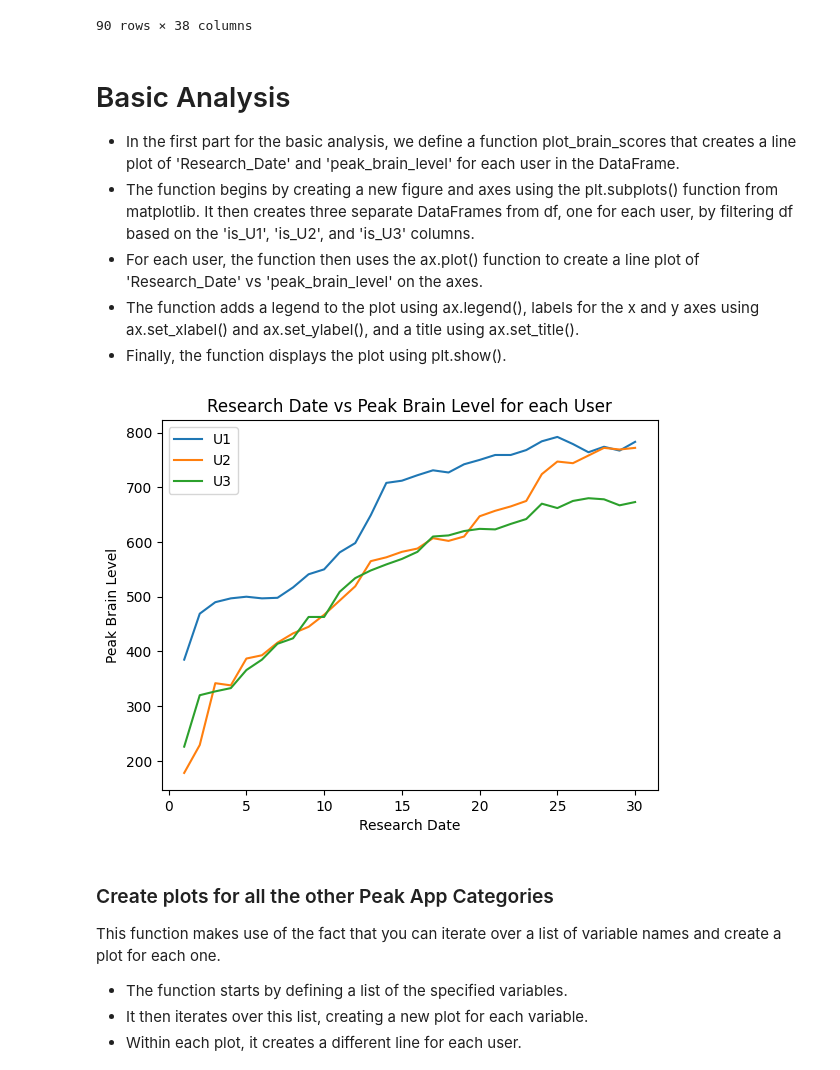
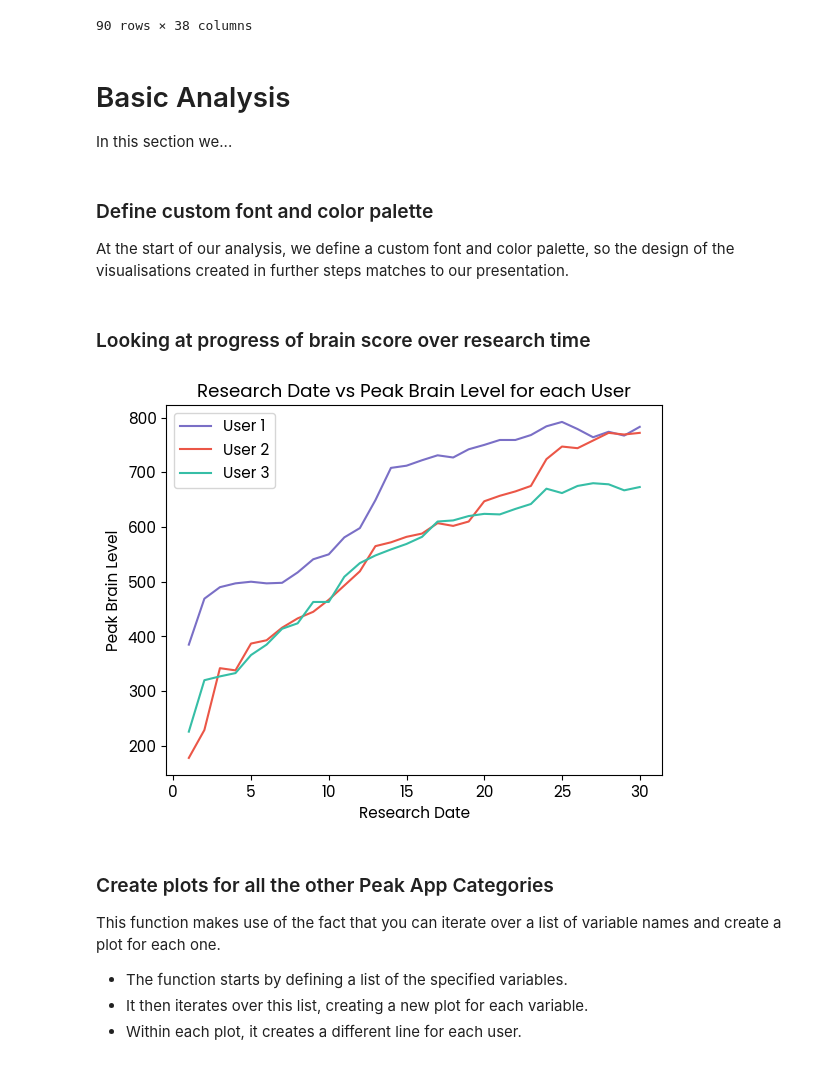
Before and after one commit to WGaitanidis/Grp5_Data_Analysis_Visualisation, a Jupyter notebook: Grp5_Data_Analysis_Sleep_Cognitive_Abilities.ipynb, the cells around one changed output. Drawn from its saved outputs; the diff is of its cells as text; code cells hidden in the pictures.

```diff
--- a/Grp5_Data_Analysis_Sleep_Cognitive_Abilities.ipynb
+++ b/Grp5_Data_Analysis_Sleep_Cognitive_Abilities.ipynb
@@ -152,13 +153,32 @@ df
 | 29 | 5 | 29 | Wednesday | 29.03.2023 06:30 | 6:30 AM | 30.03.2023 00:25 | 12:25 AM | 06:18:00 | ... |
 | 30 | 5 | 30 | Thursday | 30.03.2023 08:30 | 8:30 AM | 31.03.2023 00:42 | 12:42 AM | 08:05:00 | ... |
 90 rows × 38 columns
-# %% [markdown]
-# Basic Analysis
-* In the first part for the basic analysis, we define a function plot_brain_scores that creates a line plot of 'Research_Date' and 'peak_brain_level' for each user in the DataFrame.
-* The function begins by creating a new figure and axes using the plt.subplots() function from matplotlib. It then creates three separate DataFrames from df, one for each user, by filtering df based on the 'is_U1', 'is_U2', and 'is_U3' columns.
-* For each user, the function then uses the ax.plot() function to create a line plot of 'Research_Date' vs 'peak_brain_level' on the axes.
-* The function adds a legend to the plot using ax.legend(), labels for the x and y axes using ax.set_xlabel() and ax.set_ylabel(), and a title using ax.set_title().
-* Finally, the function displays the plot using plt.show().
+# %% [markdown]
+# Basic Analysis
+In this section we...
+# %% [markdown]
+### Define custom font and color palette
+At the start of our analysis, we define a custom font and color palette, so the design of the visualisations created in further steps matches to our presentation.
+# %%
+from matplotlib import font_manager
+
+# Register the font with matplotlib (uploaded the .ttf document to the collab workspace)
+font_manager.fontManager.addfont('/content/Poppins-Regular.ttf')
+
+# Set the font properties
+font = {'family' : 'Poppins',
+        'weight' : 'bold',
+        'size'   : 11}
+
+plt.rc('font', **font)
+
+# Define the color palette
+colors = ["#7A6FC6", "#EB5647", "#36BEA6"]
+
+# Set the default color cycle
+plt.rcParams['axes.prop_cycle'] = plt.cycler(color=colors)
+# %% [markdown]
+### Looking at progress of brain score over research time
 # %%
 def plot_brain_scores(df):
     """
@@ -171,42 +191,44 @@ def plot_brain_scores(df):
     Returns:
     None
     """
-
     # Create a figure and an axes.
     fig, ax = plt.subplots()
 
     # Plot the data for each user, using a different color for each user
     # The default marker for plot() is a line.
 
     # Extracting rows for User 1 and plotting
     df_U1 = df[df['is_U1'] == 1]
-    ax.plot(df_U1['Research_Date'], df_U1['peak_brain_level'], label='U1')
+    ax.plot(df_U1['Research_Date'], df_U1['peak_brain_level'], label='User 1')
 
     # Extracting rows for User 2 and plotting
     df_U2 = df[df['is_U2'] == 1]
-    ax.plot(df_U2['Research_Date'], df_U2['peak_brain_level'], label='U2')
+    ax.plot(df_U2['Research_Date'], df_U2['peak_brain_level'], label='User 2')
 
     # Extracting rows for User 3 and plotting
     df_U3 = df[df['is_U3'] == 1]
-    ax.plot(df_U3['Research_Date'], df_U3['peak_brain_level'], label='U3')
+    ax.plot(df_U3['Research_Date'], df_U3['peak_brain_level'], label='User 3')
 
     # Adding a legend
     ax.legend()
 
     # Adding labels for the x and y axes
     ax.set_xlabel('Research Date')
     ax.set_ylabel('Peak Brain Level')
 
     # Adding a title
     ax.set_title('Research Date vs Peak Brain Level for each User')
 
+    # Save the plot as a .png file with a transparent background
+    plt.savefig('/content/grp5_visualisation/plot_research_date_peak_brain_level.png', format='png', dpi=300, transparent=True)
+
     # Displaying the plot
     plt.show()
 
 # Calling the function with the DataFrame
 plot_brain_scores(df)
 # %% [output]
-[figure, old version]
+[figure, new version]
 # %% [markdown]
 ### Create plots for all the other Peak App Categories
 This function makes use of the fact that you can iterate over a list of variable names and create a plot for each one.
```
Also changed, not shown: parts of 9 cells of this notebook.
